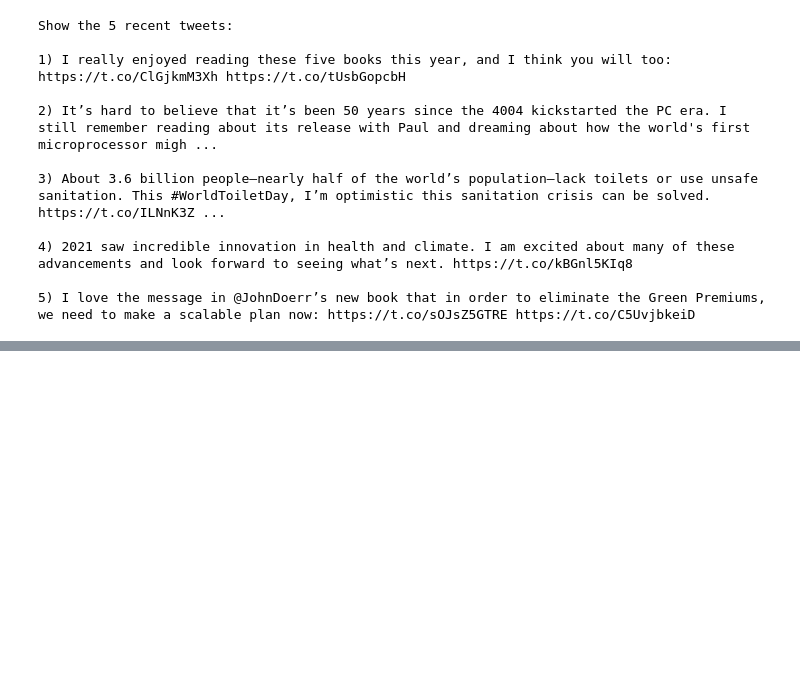
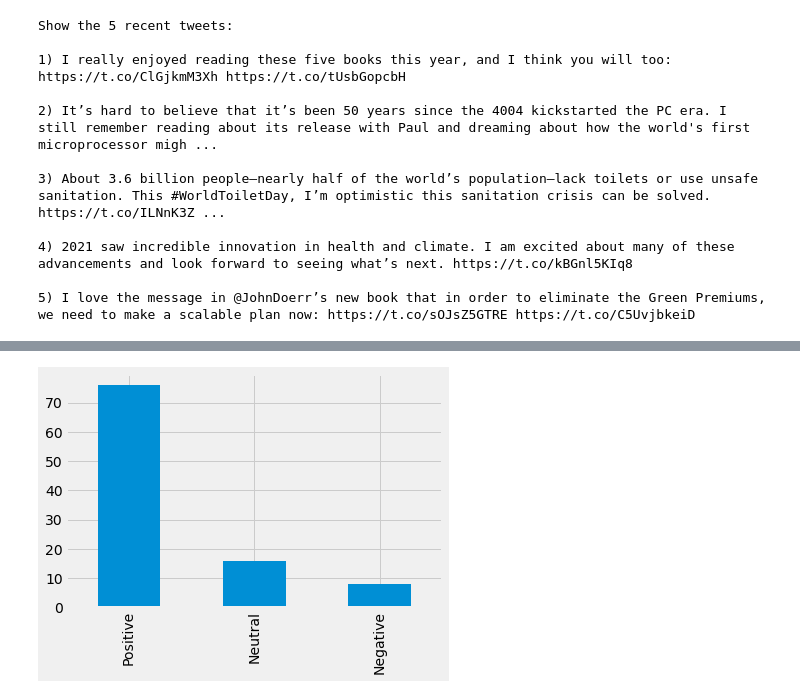
Before and after one commit to mohiit-verma/Routing-Optimization, a Jupyter notebook: twitter_sentiment.ipynb, the cells around one changed output, grey strips where cells are left out. Cells and saved outputs as stored; diff of their text form; code cells hidden in the pictures; blank space fills up the shorter version.

```diff
--- a/twitter_sentiment.ipynb
+++ b/twitter_sentiment.ipynb
@@ -58,0 +184,6 @@ Show the 5 recent tweets:
+# %%
+import seaborn as sns
+df['Analysis'].value_counts().plot(kind = 'bar')
+plt.show()
+# %% [output]
+[figure, added]
```
Also changed, not shown: parts of 10 cells of this notebook.
